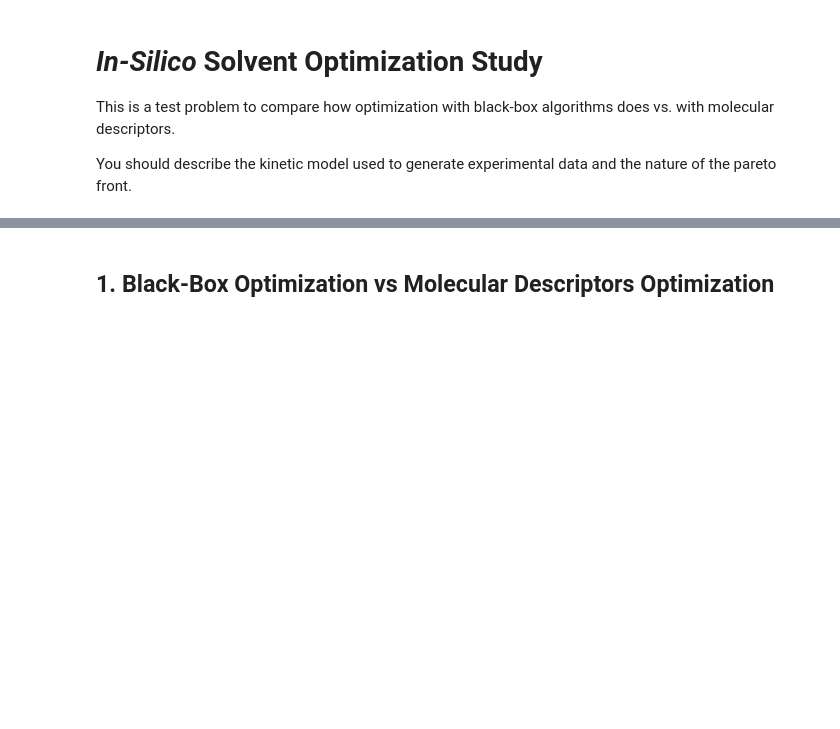
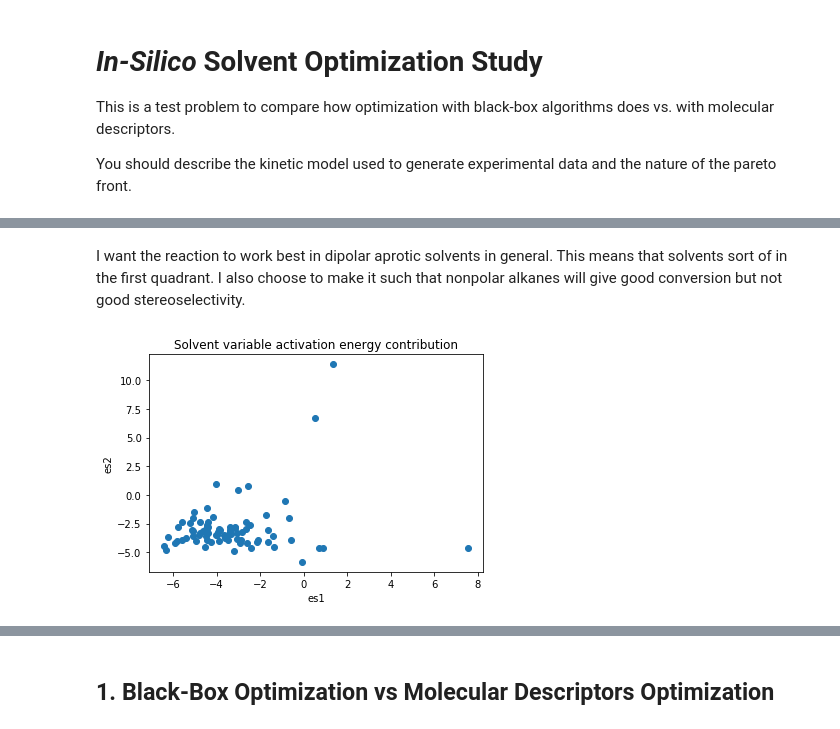
Before and after one commit to sustainable-processes/summit, a Jupyter notebook: case_studies/in_silico_studies/solvent_optimization_visualization.ipynb, the cells around one changed output, grey strips where cells are left out. Saved outputs shown, nothing was run; the diff lists cells and outputs as text; code cells hidden in the pictures; blank space fills up the shorter version.

```diff
--- a/case_studies/in_silico_studies/solvent_optimization_visualization.ipynb
+++ b/case_studies/in_silico_studies/solvent_optimization_visualization.ipynb
@@ -25,0 +94,15 @@ solvent_ds_pcs = create_pcs_ds(num_components=3)
+# %% [markdown]
+I want the reaction to work best in dipolar aprotic solvents in general. This means that solvents sort of in the first quadrant.  I also choose to make it such that nonpolar alkanes will give good conversion but not good stereoselectivity.
+# %%
+Es1 = lambda pc1, pc2, pc3: -np.log(abs((pc2+0.73*pc1-4.46)*(pc2+2.105*pc1+11.367)))+ pc3
+Es2 = lambda pc1, pc2, pc3: -2*np.log(abs((pc2+0.73*pc1-4.46))) - 0.2*pc3**2
+pcs = solvent_ds_pcs.data_to_numpy()
+pcs = pcs.astype(np.float64)
+es1=Es1(pcs[:, 0], pcs[:, 1], pcs[:, 2])
+es2=Es2(pcs[:, 0], pcs[:, 1], pcs[:, 2])
+plt.figure()
+plt.scatter(es1, es2)
+plt.xlabel('es1'); plt.ylabel('es2')
+_ = plt.title('Solvent variable activation energy contribution')
+# %% [output]
+[figure, added]
```
Also changed, not shown: parts of 9 cells of this notebook, 3 other files.
